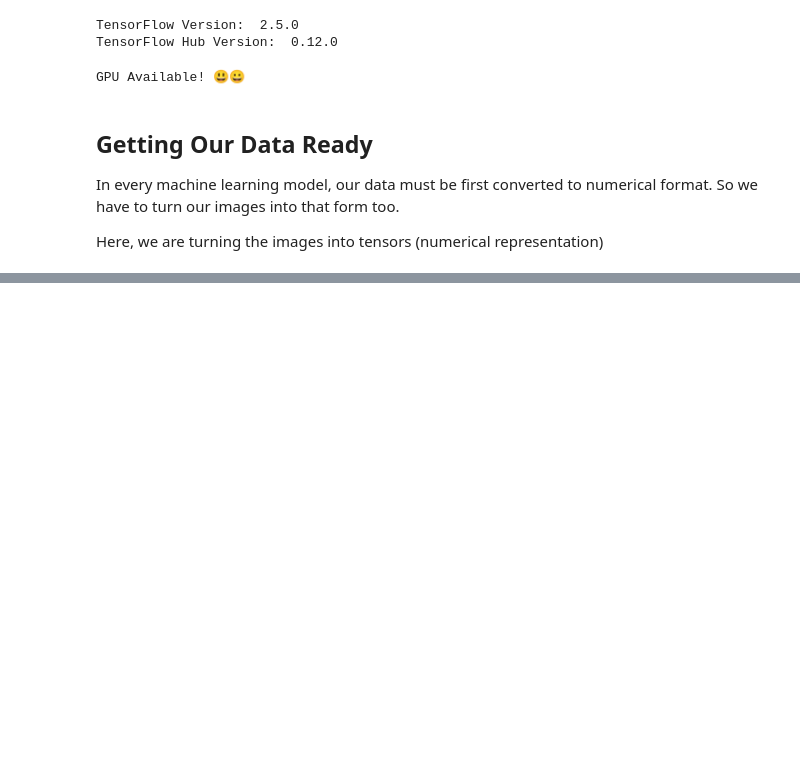
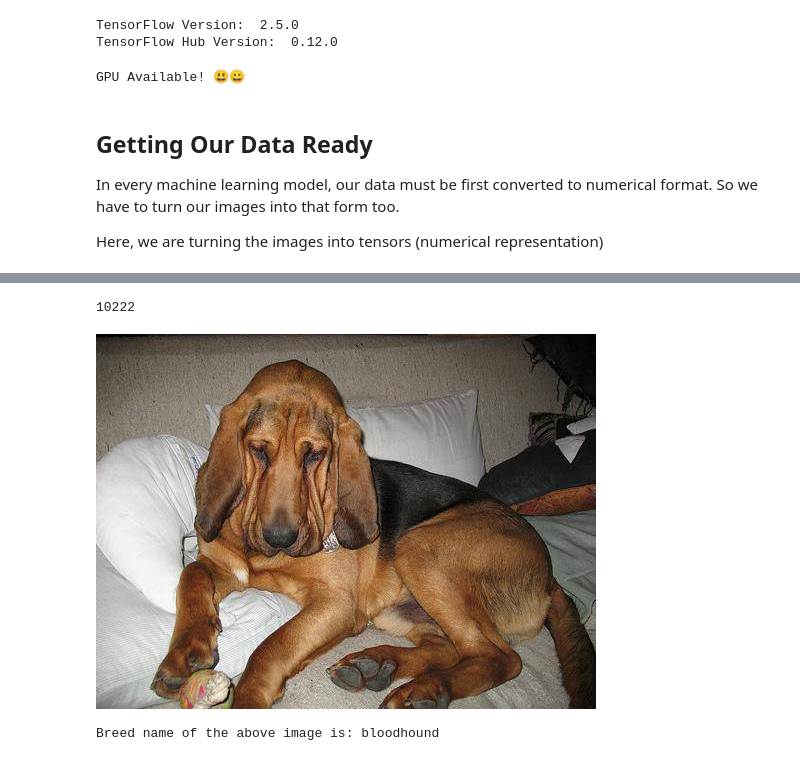
Before and after one commit to Naimul-Islam-Siam/Dog-Vision, a Jupyter notebook: dog_vision.ipynb, the cells around one changed output, grey strips where cells are left out. Saved outputs shown, nothing was run; the diff lists cells and outputs as text; code cells hidden in the pictures; blank space fills up the shorter version.

```diff
--- a/dog_vision.ipynb
+++ b/dog_vision.ipynb
@@ -64,0 +115,8 @@ plt.style.use('seaborn-whitegrid') # style theme of plots
+# %%
+# Create pathnames for image ID's
+filenames = []
+
+for fname in labels_csv["id"]:
+  filenames.append("/content/drive/MyDrive/Dog Vision/Dataset/train/"+fname+".jpg")
+
+filenames[:5]
@@ -64,0 +129,15 @@ plt.style.use('seaborn-whitegrid') # style theme of plots
+# %%
+len(filenames)
+# %% [output]
+10222
+# %%
+# Module to display images
+from IPython.display import Image
+
+Image(filenames[69])
+# %% [output]
+[figure, added]
+# %%
+print(f"Breed name of the above image is: " + labels_csv["breed"][69])
+# %% [output]
+Breed name of the above image is: bloodhound
```
Also changed, not shown: parts of 8 cells of this notebook.
